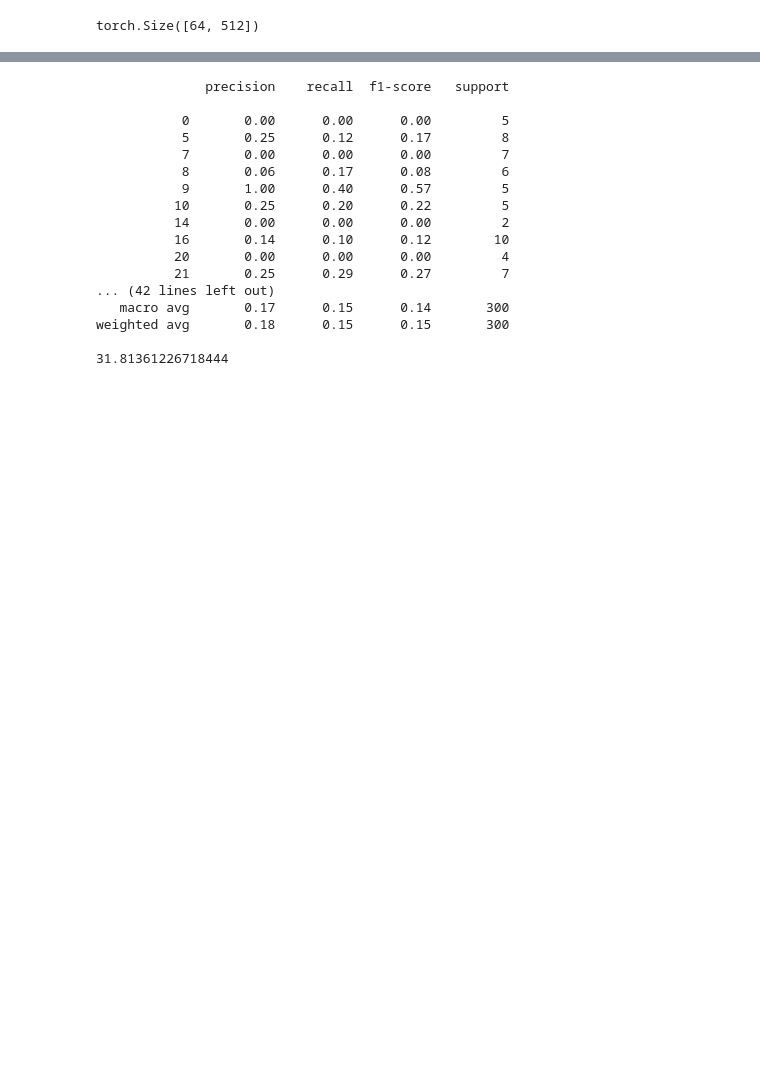
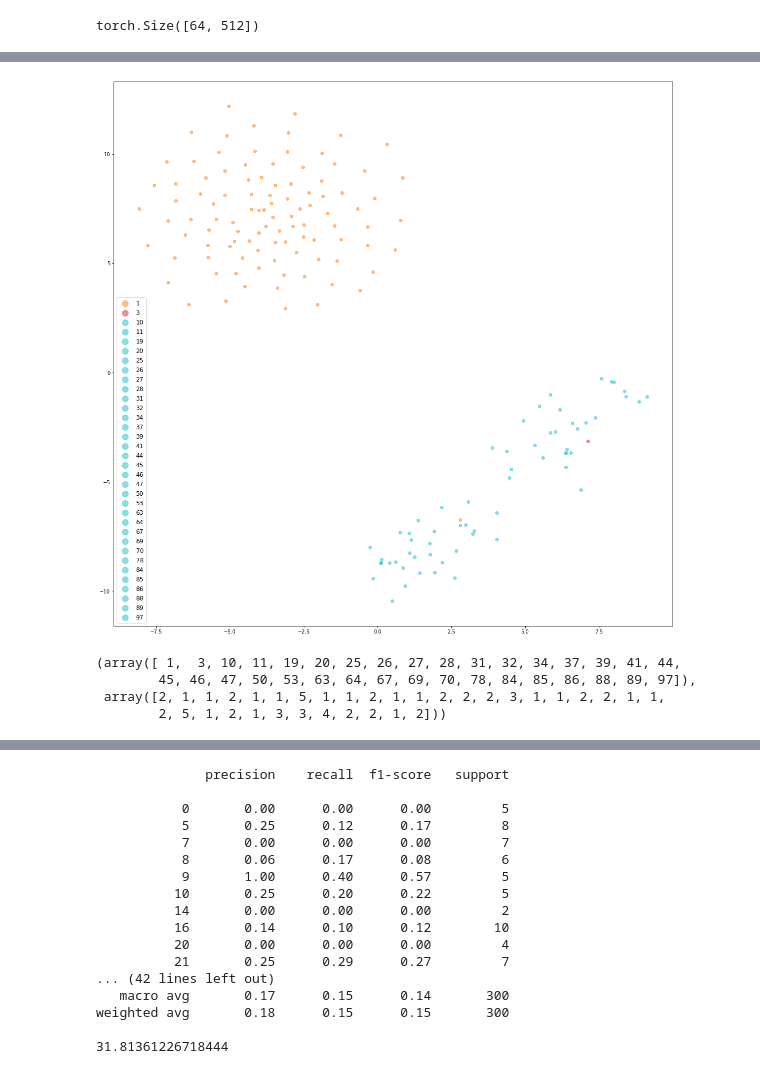
Before and after one commit to edsontm/lialib, a Jupyter notebook: colab/pass_sample.ipynb, the cells around one changed output, grey strips where cells are left out. Saved outputs shown, nothing was run; the diff lists cells and outputs as text; code cells hidden in the pictures; blank space fills up the shorter version.

```diff
--- a/colab/pass_sample.ipynb
+++ b/colab/pass_sample.ipynb
@@ -174,0 +244,4 @@ tensor([71,  7,  7, 84, 61, 93, 58, 53, 87, 53, 22, 21, 56, 56, 65,  8, 68, 16,
+# %%
+point = 28
+# %%
+vizinhos = emb[point]+(torch.randn(100,512)/10000).to(device)
@@ -178,0 +289,4 @@ torch.Size([64, 512])
+# %%
+
+tsne = TSNE(2, verbose=1)
+tsne_proj = tsne.fit_transform(torch.cat([emb,vizinhos],dim=0).to('cpu').detach().numpy())
@@ -184,0 +317,2 @@ loss = loss_func(emb, y)
+# %%
+y_viz = torch.tensor(y.tolist()+[y[point]]*100)
@@ -185,3 +336,22 @@ loss = loss_func(emb, y)
+# %%
+cmap = cm.get_cmap('tab10')
+fig, ax = plt.subplots(figsize=(20,20))
+num_categories = 100
+for lab in range(num_categories):
+    if lab in y_viz:
+        indices = y_viz==lab
+        ax.scatter(tsne_proj[indices,0],tsne_proj[indices,1], c=np.array(cmap(lab)).reshape(1,4), label = lab ,alpha=0.5)
+ax.legend(fontsize='large', markerscale=2)
+plt.show()
+# %% [output]
+[figure, added]
+# %%
+np.unique(y,return_counts=True)
+# %% [output]
+(array([ 1,  3, 10, 11, 19, 20, 25, 26, 27, 28, 31, 32, 34, 37, 39, 41, 44,
+        45, 46, 47, 50, 53, 63, 64, 67, 69, 70, 78, 84, 85, 86, 88, 89, 97]),
+ array([2, 1, 1, 2, 1, 1, 5, 1, 1, 2, 1, 1, 2, 2, 2, 3, 1, 1, 2, 2, 1, 1,
+        2, 5, 1, 2, 1, 3, 3, 4, 2, 2, 1, 2]))
 # %%
 def get_embeddings(lmodel,dl):
     lmodel.to(device)
```
Also changed, not shown: parts of 34 cells of this notebook.
